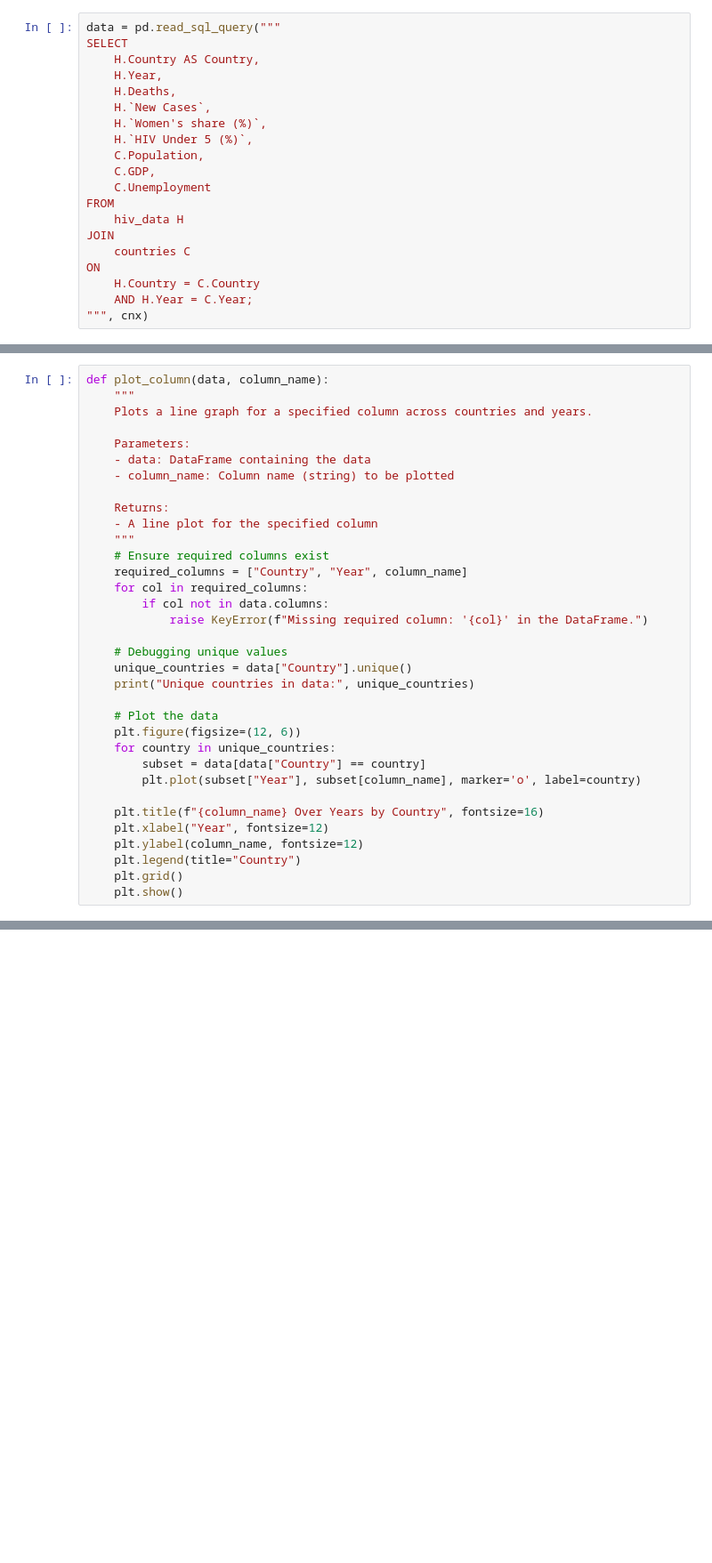
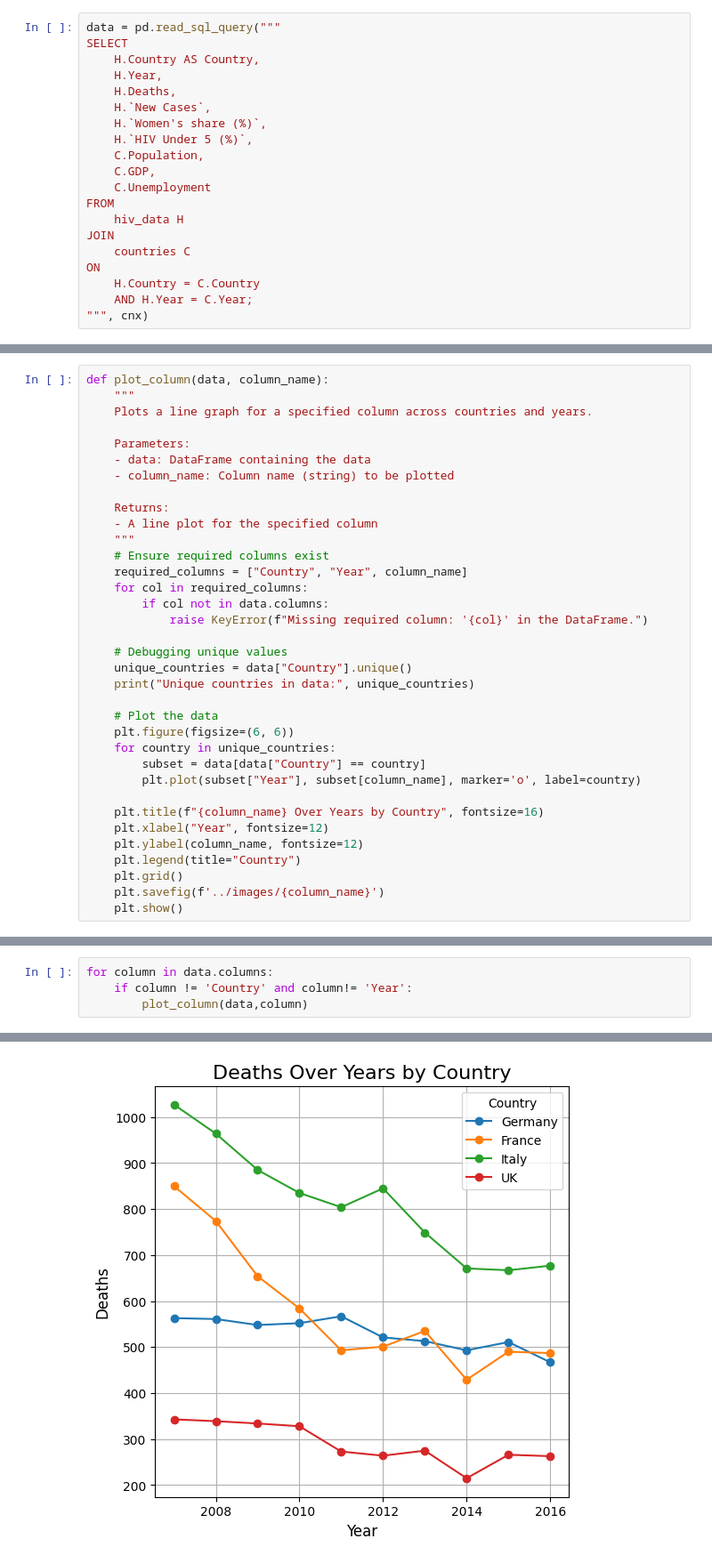
Before and after one commit to sgaur99/hiv_analysis, a Jupyter notebook: notebooks/hiv_analysis.ipynb, the cells around one changed output, grey strips where cells are left out. Shown at 89% size. Saved outputs shown, nothing was run; the diff lists cells and outputs as text; blank space fills up the shorter version.

```diff
--- a/notebooks/hiv_analysis.ipynb
+++ b/notebooks/hiv_analysis.ipynb
@@ -94,7 +94,7 @@ def plot_column(data, column_name):
     print("Unique countries in data:", unique_countries)
 
     # Plot the data
-    plt.figure(figsize=(12, 6))
+    plt.figure(figsize=(6, 6))
     for country in unique_countries:
         subset = data[data["Country"] == country]
         plt.plot(subset["Year"], subset[column_name], marker='o', label=country)
@@ -104,4 +104,5 @@ def plot_column(data, column_name):
     plt.ylabel(column_name, fontsize=12)
     plt.legend(title="Country")
     plt.grid()
+    plt.savefig(f'../images/{column_name}')
     plt.show()
@@ -118,0 +121,5 @@ Unique countries in data: ['Germany' 'France' 'Italy']
+# %%
+for column in data.columns:
+    if column != 'Country' and column!= 'Year':
+        plot_column(data,column)
+# %% [output]
@@ -118,0 +127 @@ Unique countries in data: ['Germany' 'France' 'Italy']
+[figure, added]
```
Also changed, not shown: parts of 5 cells of this notebook, 12 other files.
